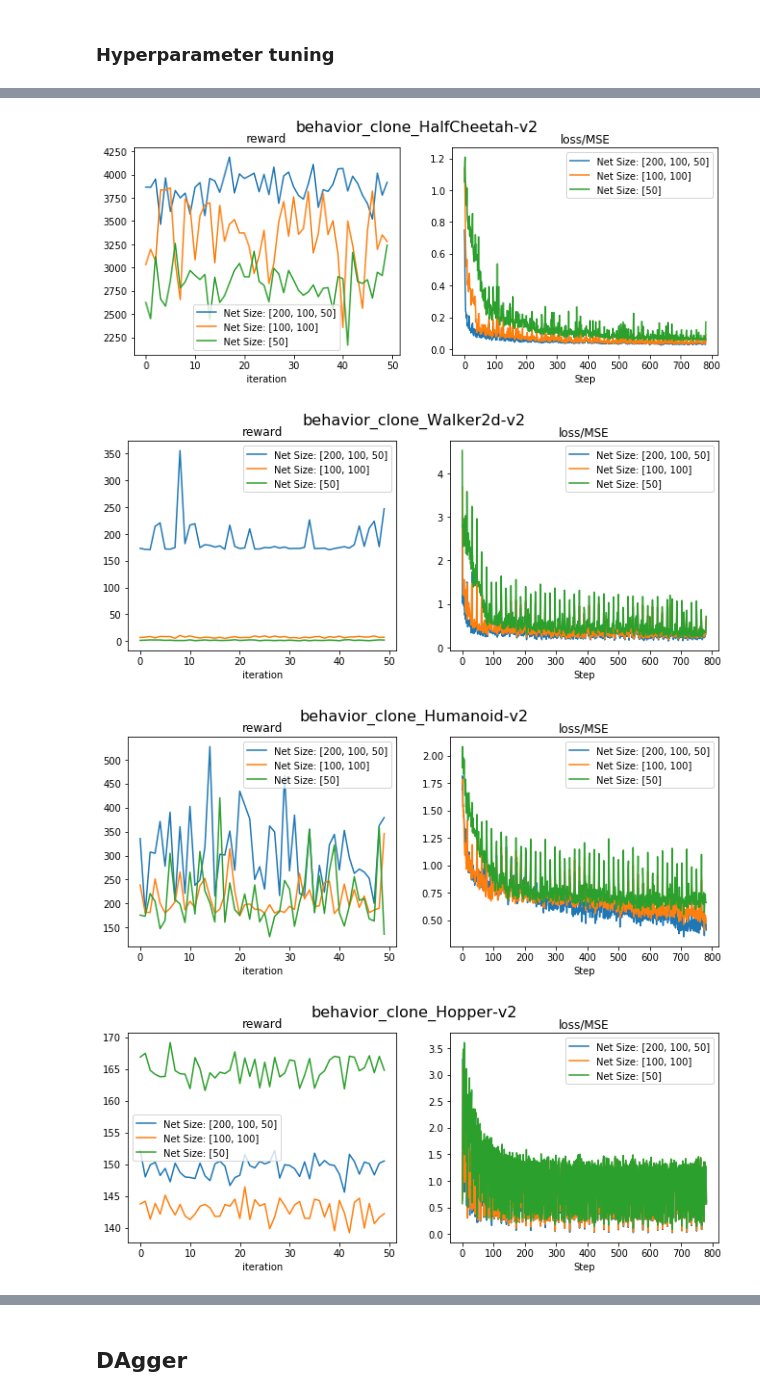
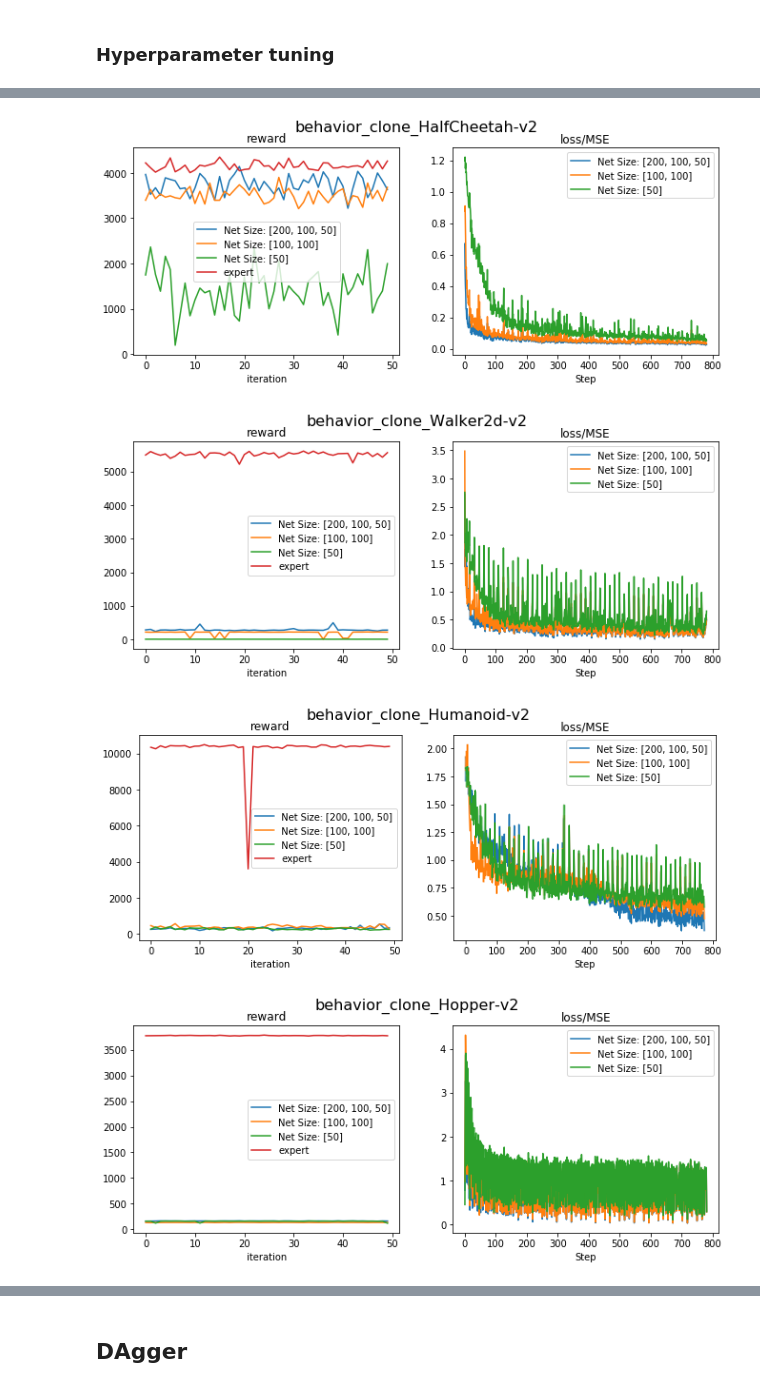
Before and after one commit to TaekSoonJang/homework, a Jupyter notebook: hw1/hw1.ipynb, the cells around one changed output, grey strips where cells are left out. Drawn from its saved outputs; the diff is of its cells as text; code cells hidden in the pictures.

```diff
--- a/hw1/hw1.ipynb
+++ b/hw1/hw1.ipynb
@@ -255,9 +285,12 @@ WARN: gym.spaces.Box autodetected dtype as <class 'numpy.float32'>. Please provi
 # %%
-for (a, _), exp_rewards in zip(bc_agents, experts_rewards):
-    reward_ax, loss_ax = a.plot_stats()
-    reward_ax.plot(np.arange(len(exp_rewards)), exp_rewards)
+for agent in bc_agents:
+    exp_rewards = expert_rewards[agent.envname]
+    agent_rewards = agent.get_rewards()
 
-    y_min = min(min(reward_ax.lines[0].get_ydata()), min(reward_ax.lines[1].get_ydata()))
+    reward_ax, loss_ax = agent.plot_stats()
+    reward_ax.plot(np.arange(exp_rewards.size), exp_rewards)
+
+    y_min = min(agent_rewards.min(), exp_rewards.min())
     reward_ax.set_xlabel('iteration')
     reward_ax.set_xlim(0, maxiter)
     reward_ax.set_ylim(bottom=min(0, y_min))
@@ -274,12 +307,21 @@ for (a, _), exp_rewards in zip(bc_agents, experts_rewards):
 # %%
 data = {
-    'bc_mean': [agent.get_rewards().mean() for agent, _ in bc_agents],
-    'bc_std': [agent.get_rewards().std() for agent, _ in bc_agents],
-    'expert_mean': [np.array(exp_rewards).mean() for exp_rewards in experts_rewards],
-    'expert_std': [np.array(exp_rewards).std() for exp_rewards in experts_rewards],
+    'bc_mean': [],
+    'bc_std': [],
+    'expert_mean': [],
+    'expert_std': []
 }
 
-indices = [agent.envname for agent, _ in bc_agents]
+for agent in bc_agents:
+    agent_rewards = agent.get_rewards()
+    exp_rewards = expert_rewards[agent.envname]
+
+    data['bc_mean'].append(agent_rewards.mean())
+    data['bc_std'].append(agent_rewards.std())
+    data['expert_mean'].append(exp_rewards.mean())
+    data['expert_std'].append(exp_rewards.std())
+
+indices = [agent.envname for agent in bc_agents]
 
 df = pd.DataFrame(data, indices)
 df
@@ -297,13 +339,10 @@ df
 hyp_agents = {}
 net_sizes = [[200, 100, 50], [100, 100], [50]]
 for envname in envs:
-    expert = ExpertAgent(envname)
-    target_data = expert.run_episode(maxiter)
-
     for net_size in net_sizes:
         agent = Agent(envname, net_size=net_size)
 
-        for s_batch, a_batch, _ in target_data.get_batch(batch_size):
+        for s_batch, a_batch, _ in target_data[envname].get_batch(batch_size):
             agent.train(s_batch, a_batch)
 
         agent.run_episode(maxiter)
@@ -334,13 +373,16 @@ WARN: gym.spaces.Box autodetected dtype as <class 'numpy.float32'>. Please provi
 # %%
 legends = ['Net Size: {}'.format(net_size) for net_size in net_sizes]
 for envname, agents in hyp_agents.items():
+    exp_rewards = expert_rewards[envname]
+
     axes = None
     for agent in agents:
         axes = agent.plot_stats(axes)
 
     reward_ax, loss_ax = axes
+    reward_ax.plot(np.arange(exp_rewards.size), exp_rewards)
 
     reward_ax.set_xlabel('iteration')
-    reward_ax.legend(legends)
+    reward_ax.legend(legends + ['expert'])
     loss_ax.legend(legends)
 # %% [output]
@@ -348,4 +390,4 @@ for envname, agents in hyp_agents.items():
-[figure, old version]
+[figure, new version]
-[figure, old version]
+[figure, new version]
-[figure, old version]
+[figure, new version]
-[figure, old version]
+[figure, new version]
```
Also changed, not shown: parts of 13 cells of this notebook.
